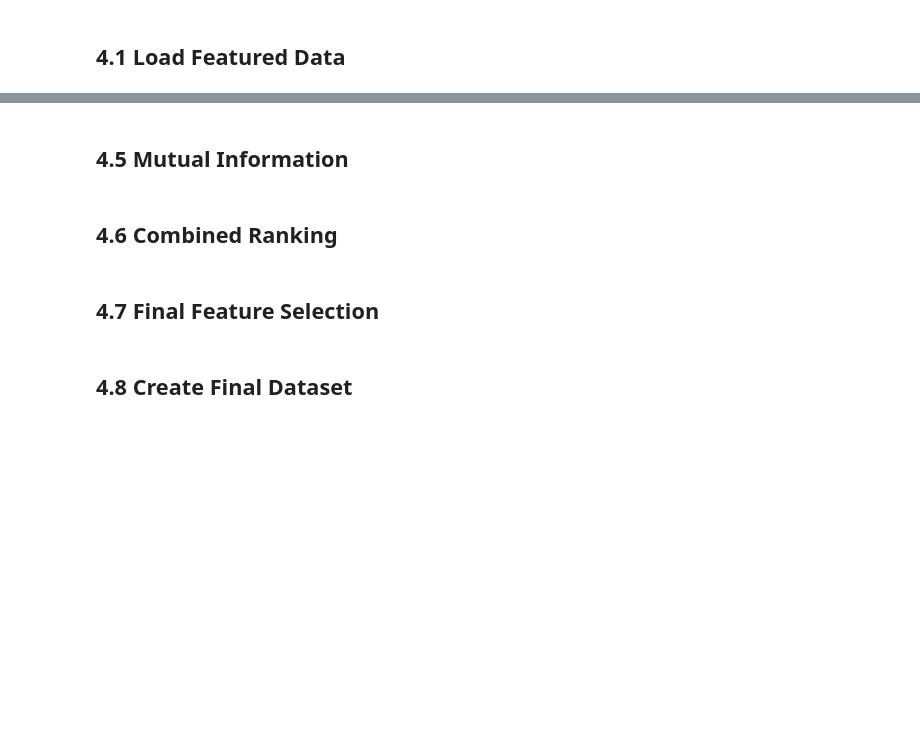
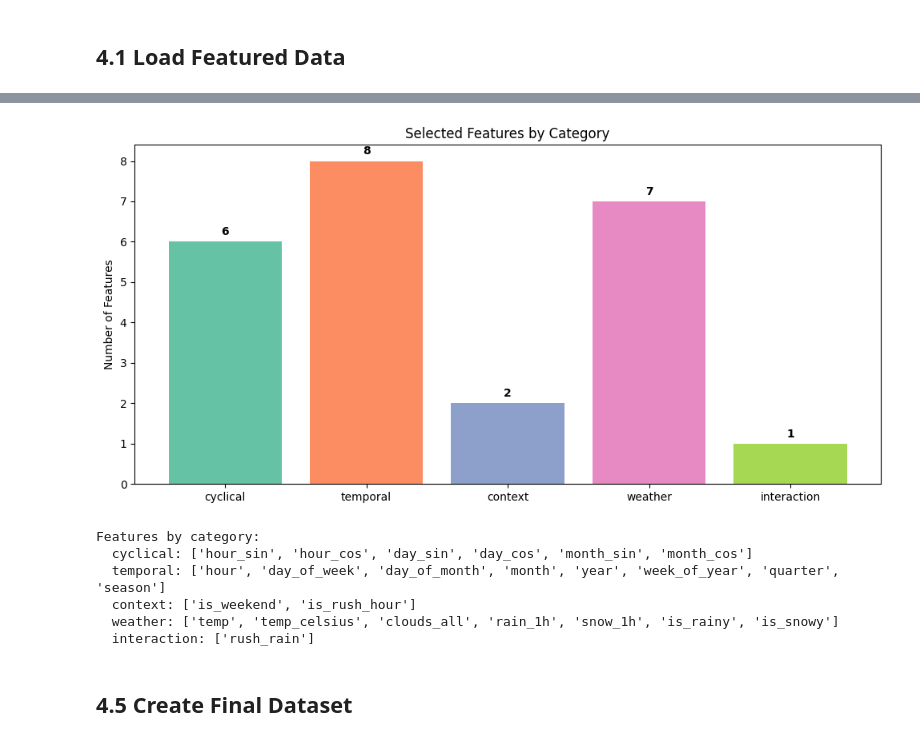
Before and after one commit to Vuminhnhat11224897/DeepLearning, a Jupyter notebook: notebooks/04_Feature_Selection.ipynb, the cells around one changed output, grey strips where cells are left out. Saved outputs shown, nothing was run; the diff lists cells and outputs as text; code cells hidden in the pictures; blank space fills up the shorter version.

```diff
--- a/notebooks/04_Feature_Selection.ipynb
+++ b/notebooks/04_Feature_Selection.ipynb
@@ -31,5 +67,10 @@ print(f"Number of features: {df.shape[1] - 1}")
 # %%
-# Get numerical features only (exclude date and categorical)
-exclude_cols = [DATE_COLUMN, 'holiday', 'weather_main', 'weather_description']
-numerical_cols = [c for c in df.columns if c not in exclude_cols and df[c].dtype in ['int64', 'float64']]
-print(f"Numerical features: {len(numerical_cols)}")
+# Check available features by category
+available_features = get_available_features(df, TARGET_COLUMN, DATE_COLUMN)
+
+print("Available features in dataset:")
+for category, feats in available_features.items():
+    if feats:
+        print(f"\n{category.upper()} ({len(feats)}):")
+        for f in feats:
+            print(f"  - {f}")
@@ -66,13 +150,30 @@ print(f"Features after multicollinearity removal: {len(features_no_multicol)}")
 # %%
-# Calculate Random Forest importance
-rf_importance, _ = random_forest_importance(df, features_no_multicol, TARGET_COLUMN, n_estimators=100)
+# Visualize features by category
+category_counts = {cat: len(feats) for cat, feats in selection_info['categories'].items() if feats}
 
-# Visualize
-fig, ax = plt.subplots(figsize=(12, 10))
-rf_importance.head(30).plot(kind='barh', ax=ax, color='steelblue')
-ax.set_xlabel('Feature Importance')
-ax.set_title('Top 30 Features - Random Forest Importance')
+fig, ax = plt.subplots(figsize=(10, 5))
+colors = plt.cm.Set2(range(len(category_counts)))
+bars = ax.bar(category_counts.keys(), category_counts.values(), color=colors)
+ax.set_ylabel('Number of Features')
+ax.set_title('Selected Features by Category')
+
+# Add value labels
+for bar, count in zip(bars, category_counts.values()):
+    ax.text(bar.get_x() + bar.get_width()/2, bar.get_height() + 0.1,
+            str(count), ha='center', va='bottom', fontweight='bold')
+
 plt.tight_layout()
 plt.show()
+
+print("\nFeatures by category:")
+for cat, feats in selection_info['categories'].items():
+    if feats:
+        print(f"  {cat}: {feats}")
+# %% [output]
+[figure, added]
+Features by category:
+  cyclical: ['hour_sin', 'hour_cos', 'day_sin', 'day_cos', 'month_sin', 'month_cos']
+  temporal: ['hour', 'day_of_week', 'day_of_month', 'month', 'year', 'week_of_year', 'quarter', 'season']
+  context: ['is_weekend', 'is_rush_hour']
+  weather: ['temp', 'temp_celsius', 'clouds_all', 'rain_1h', 'snow_1h', 'is_rainy', 'is_snowy']
+  interaction: ['rush_rain']
-# %% [markdown]
-## 4.5 Mutual Information
@@ -90,2 +179,0 @@ plt.show()
-# %% [markdown]
-## 4.6 Combined Ranking
@@ -111,2 +180,2 @@ ranking_df.head(30)
 # %% [markdown]
-## 4.7 Final Feature Selection
+## 4.5 Create Final Dataset
@@ -140,5 +182,3 @@ plt.show()
-# %% [markdown]
-## 4.8 Create Final Dataset
 # %%
 # Create final dataset with selected features
 # Include: date_time, target, selected features
```
Also changed, not shown: parts of 18 cells of this notebook, 43 other files.
